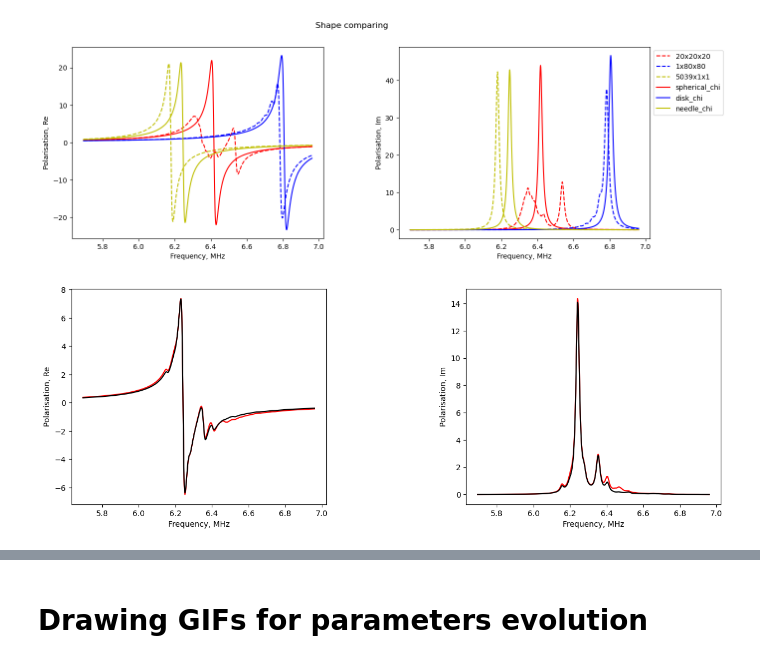
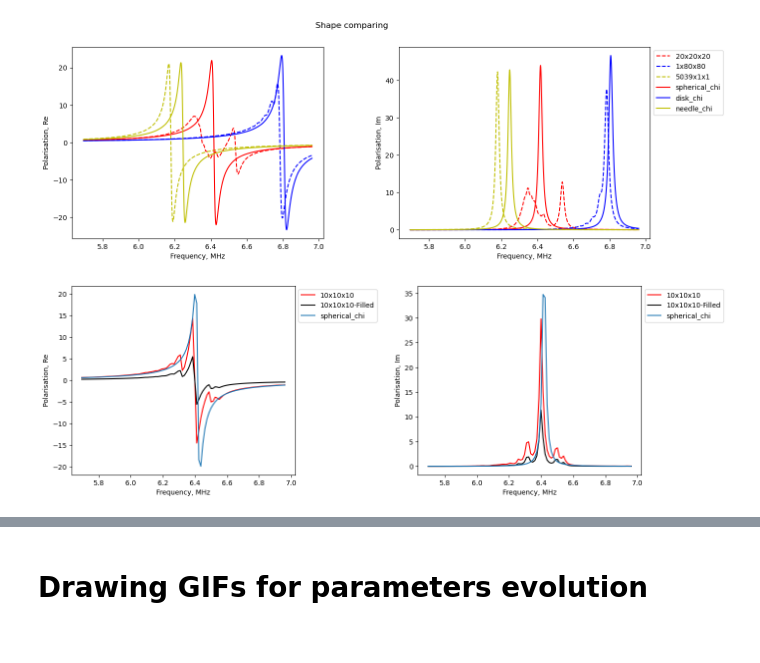
Before and after one commit to broshura/Discrete_Model_Of_Metamaterial_Lens, a Jupyter notebook: Code/FormComparing.ipynb, the cells around one changed output, grey strips where cells are left out. Drawn from its saved outputs; the diff is of its cells as text; code cells hidden in the pictures.

Commit message:
Update: voltage straight solution

```diff
--- a/Code/FormComparing.ipynb
+++ b/Code/FormComparing.ipynb
@@ -247,7 +247,7 @@ FFT solving: Done, shape = [('z', (2, 52, 52)), ('y', (1, 53, 52)), ('x', (1, 52
 # Calculating currents in each ring on fft way for border structure, but with fixed number of rings
 import numpy as np
 from Straight_Method import solvesystem
-from Geometry import Rectangle_packing, Cylinder_packing
+from Geometry import Rectangle_packing, Cylinder_packing, Ellipse_packing
 from Impedance_matrix import M_grad, M_diag
 from Verifying_MRI.Parameters_MRI import Dz, Dy, Dx, Radius, omega_0, Params
 Params['R'] = 0.002
@@ -258,7 +258,7 @@ import json
 
 Inductance = {}
 omega_0 = 1/np.sqrt(Params['L'] * Params['C'])
-Omega =  np.linspace(omega_0*0.9, omega_0*1.1, 1000)
+Omega =  np.linspace(omega_0*0.9, omega_0*1.1, 100)
 H_0z = 1
 mu_0 = 4 * np.pi * 1e-7
 # Calculate polarisation for different structures
@@ -295,23 +295,22 @@ shapes = {'Stick': {'z': {'nz': 5040, 'ny': 1, 'nx': 1},
             'Flat':{'z': {'nz': 2, 'ny': 80, 'nx': 80},
                  'y': {'nz': 1, 'ny': 81, 'nx': 80},
                  'x': {'nz': 1, 'ny': 80, 'nx': 81}}}
-for name in ['NFCylinder']:
+for name in ['NFSphere']:
     #shape = shapes[name]
-    shape = {'z': {'nz': 2, 'ny': 30, 'nx': 30},
-                 'y': {'nz': 1, 'ny': 31, 'nx': 30},
-                 'x': {'nz': 1, 'ny': 30, 'nx': 31}}
+    shape = {'z': {'nz': 11, 'ny': 10, 'nx': 10},
+                 'y': {'nz': 10, 'ny': 11, 'nx': 10},
+                 'x': {'nz': 10, 'ny': 10, 'nx': 11}}
     Params['N'] = shape
     # make 3d structure
     print(f'\n Make rings: {Params["N"]}')
     Rings_4d ={}
     for pos in Params['N']:
-        Rings_4d[pos] = Cylinder_packing(Params, Fill = False, r0 = R0[pos], orientation=pos)
+        Rings_4d[pos] = Ellipse_packing(Params, Fill = False, r0 = R0[pos], orientation=pos)
     Params['Number'] = int(np.sum([len(Rings_4d[pos]) for pos in Params['N']]))
     Rings = np.concatenate([Rings_4d[pos] for pos in Params['N']])
     print([len(Rings_4d[pos]) for pos in Params['N']], Params['Number'])
-    phi_0z = np.zeros(Params['Number'])
-    Number_z = Params['N']['z']['nz'] * Params['N']['z']['ny'] * Params['N']['z']['nx']
-    phi_0z[:Number_z] = H_0z * mu_0*np.pi * Radius ** 2
+    phi_0z = np.array([1 if ring.pos == 'z' else 0 for ring in Rings]) * H_0z * mu_0*np.pi * Radius ** 2
+    Number_z = np.sum(np.array([1 if ring.pos == 'z' else 0 for ring in Rings]))
     #print(Rings_4d)
     #print(phi_0z/H_0z/mu_0/np.pi/Radius**2)
     print(f'Frequency modeling: {round(Omega[0]/2/np.pi/1e6, 1)}-{round(Omega[-1]/2/np.pi/1e6, 2)} MHz')
@@ -545,16 +544,16 @@ omega_0 = 1/np.sqrt(Params['L'] * Params['C'])
 plt.figure(figsize=(15, 5))
 plt.subplots_adjust(wspace=0.55, hspace=0.55)
 for n, linestyle in zip([1], ['-']):
-    shape = f'{n * 10 + 1}x{n * 10 + 1}x{n * 10 + 1}'
+    shape = f'{n * 10}x{n * 10}x{n * 10}'
     Nz, Ny, Nx = n*10+1, n*10+1, n*10+1
     Volume =  (Nx-1) * (Ny-1) * (Nz-1)
     Number = Nx * (Ny-1) * (Nz-1) + (Nx-1) * Ny * (Nz-1) + (Nx-1) * (Ny-1) * Nz
     alpha = Volume/Number
-    with open(f"Data/Form_Data/izotropic/Sphere/S-NotFilled-Data-zyx-{shape}", "r") as f:
+    with open(f"Data/Form_Data/izotropic/Evolving/StraightData-NFSphere-zyx-{shape}", "r") as f:
         Data = json.load(f)
     Omega = np.array(Data["Omega"])
-    RealPolarisation = -np.array(Data["RealZPolarisation"])/2
-    ImagPolarisation = -np.array(Data["ImagZPolarisation"])/2
+    RealPolarisation = np.array(Data["RealZPolarisation"])
+    ImagPolarisation = np.array(Data["ImagZPolarisation"])
     plt.subplot(121)
     plt.plot(Omega/2/np.pi/10**6, RealPolarisation, label = f'{shape}', linestyle = linestyle, color = 'r')
     plt.xlabel("Frequency, MHz")
@@ -568,18 +567,17 @@ for n, linestyle in zip([1], ['-']):
 # Compare big, average and small cube structures
 
 for n, linestyle in zip([1], ['-']):
-    shape = f'{n * 10 + 1}x{n * 10 + 1}x{n * 10 + 1}'
-    Nz, Ny, Nx = n*10+1, n*10+1, n*10+1
-    Volume =  (Nx-1) * (Ny-1) * (Nz-1)
-    Number = Nx * (Ny-1) * (Nz-1) + (Nx-1) * Ny * (Nz-1) + (Nx-1) * (Ny-1) * Nz
-    alpha = Volume/Number
-    with open(f"Data/Form_Data/izotropic/Sphere/S-Filled-Data-zyx-{shape}", "r") as f:
+    shape = f'{n * 10}x{n * 10}x{n * 10}'
+    Nz, Ny, Nx = n*10, n*10, n*10
+
+    with open(f"Data/Form_Data/izotropic/Evolving/StraightData-Sphere-zyx-{shape}", "r") as f:
         Data = json.load(f)
     Omega = np.array(Data["Omega"])
-    RealPolarisation = -np.array(Data["RealZPolarisation"])
-    ImagPolarisation = -np.array(Data["ImagZPolarisation"])
+    RealPolarisation = np.array(Data["RealZPolarisation"])
+    ImagPolarisation = np.array(Data["ImagZPolarisation"])
     plt.subplot(121)
     plt.plot(Omega/2/np.pi/10**6, RealPolarisation, label = f'{shape}-Filled', linestyle = linestyle, color = 'black')
+    plt.legend()
     plt.xlabel("Frequency, MHz")
     plt.ylabel("Polarisation, Re")
 
@@ -588,11 +586,29 @@ for n, linestyle in zip([1], ['-']):
     plt.xlabel("Frequency, MHz")
     plt.ylabel("Polarisation, Im")
 
+for theory in [spherical_chi]:
+    MU = effective_mu(Params)(Omega)
+    CHI = theory(MU)
+    plt.subplot(121)
+    plt.plot(Omega/2/np.pi/10**6, CHI.real, label = theory.__name__)
+    plt.subplot(122)
+    plt.plot(Omega/2/np.pi/10**6, CHI.imag, label = theory.__name__)
+
+plt.subplot(121)
+ylim = plt.ylim()
+#plt.vlines(omega_0/2/np.pi/10**6, ylim[0], ylim[1], color="red", linestyle="--", label='Resonance frequency')
+plt.legend(loc='upper left', bbox_to_anchor=(1, 1))
+plt.subplot(122)
+ylim = plt.ylim()
+#plt.vlines(omega_0/2/np.pi/10**6, ylim[0], ylim[1], color="red", linestyle="--", label='Resonance frequency')
+plt.legend(loc='upper left', bbox_to_anchor=(1, 1))
+plt.show()
+
 # Compare big, average and small cylinder structures
 
 plt.figure(figsize=(15, 5))
 plt.subplots_adjust(wspace=0.55, hspace=0.55)
-for name, linestyle in zip(['NFCylinder'], ['-']):
+for name, linestyle in zip(['NFCylinder', 'Cylinder'], ['-', '--']):
     shape = '1x30x30'
     with open(f"Data/Form_Data/izotropic/Evolving/StraightData-{name}-zyx-{shape}", "r") as f:
         Data = json.load(f)
@@ -601,31 +617,51 @@ for name, linestyle in zip(['NFCylinder'], ['-']):
     ImagPolarisation = np.array(Data["ImagZPolarisation"])
     plt.subplot(121)
     plt.plot(Omega/2/np.pi/10**6, RealPolarisation, label = f'{shape}{name}', linestyle = linestyle, color = 'r')
     plt.xlabel("Frequency, MHz")
     plt.ylabel("Polarisation, Re")
 
     plt.subplot(122)
     plt.plot(Omega/2/np.pi/10**6, ImagPolarisation, label = f'{shape}{name}', linestyle = linestyle, color = 'r')
     plt.xlabel("Frequency, MHz")
     plt.ylabel("Polarisation, Im")
 
+# for n, linestyle in zip(['1x29x29'], ['-.']):
+#     shape = n
+#     # Nz, Ny, Nx = n+1, 32*n, 32*n
+#     # Volume =  (Nx-1) * (Ny-1) * (Nz-1)
+#     # Number = Nx * (Ny-1) * (Nz-1) + (Nx-1) * Ny * (Nz-1) + (Nx-1) * (Ny-1) * Nz
+#     # alpha = Volume/Number
+#     with open(f"Data/Form_Data/izotropic/Evolving/BorderData-zyx-{shape}", "r") as f:
+#         Data = json.load(f)
+#     Omega = np.array(Data["Omega"])
+#     RealPolarisation = np.array(Data["RealZPolarisation"])
+#     ImagPolarisation = np.array(Data["ImagZPolarisation"])
+#     plt.subplot(121)
+#     plt.plot(Omega/2/np.pi/10**6, RealPolarisation, label = f'{shape} square', linestyle = linestyle, color = 'b')
+#     plt.xlabel("Frequency, MHz")
+#     plt.ylabel("Polarisation, Re")
+
+#     plt.subplot(122)
+#     plt.plot(Omega/2/np.pi/10**6, ImagPolarisation, label = f'{shape} sq', linestyle = linestyle, color = 'b')
+#     plt.xlabel("Frequency, MHz")
+#     plt.ylabel("Polarisation, Im")
 
 for theory in [disk_chi]:
     MU = effective_mu(Params)(Omega)
     CHI = theory(MU)
     plt.subplot(121)
     plt.plot(Omega/2/np.pi/10**6, CHI.real, label = theory.__name__)
     plt.subplot(122)
     plt.plot(Omega/2/np.pi/10**6, CHI.imag, label = theory.__name__)
 
 plt.subplot(121)
 ylim = plt.ylim()
 #plt.vlines(omega_0/2/np.pi/10**6, ylim[0], ylim[1], color="red", linestyle="--", label='Resonance frequency')
 plt.legend(loc='upper left', bbox_to_anchor=(1, 1))
 plt.subplot(122)
 ylim = plt.ylim()
 #plt.vlines(omega_0/2/np.pi/10**6, ylim[0], ylim[1], color="red", linestyle="--", label='Resonance frequency')
 plt.legend(loc='upper left', bbox_to_anchor=(1, 1))
 plt.show()
 # %% [output]
-[figure, old version]
+[figure, new version]
```
Also changed, not shown: parts of 2 cells of this notebook, 7 other files.
